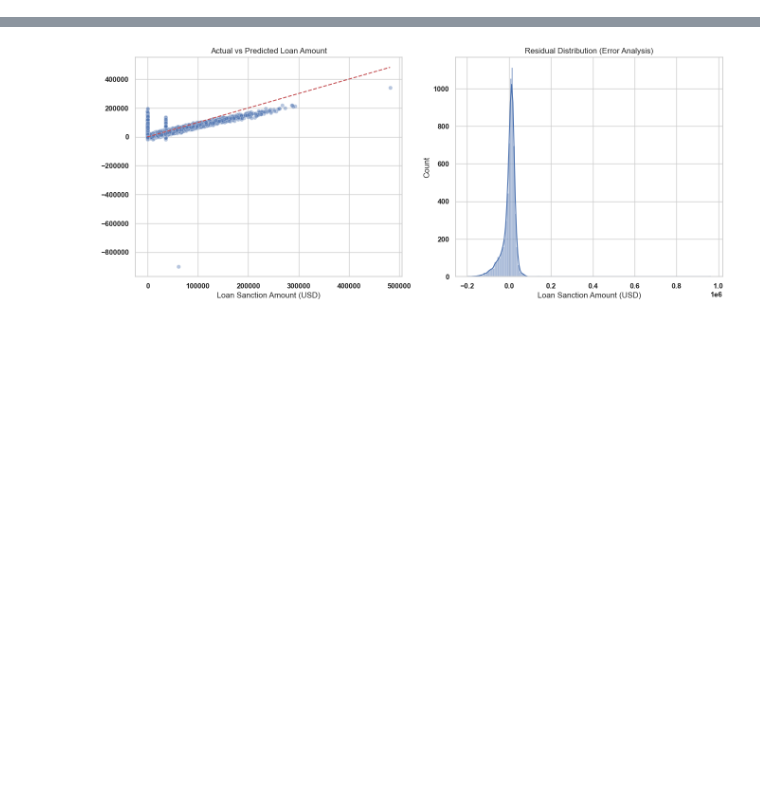
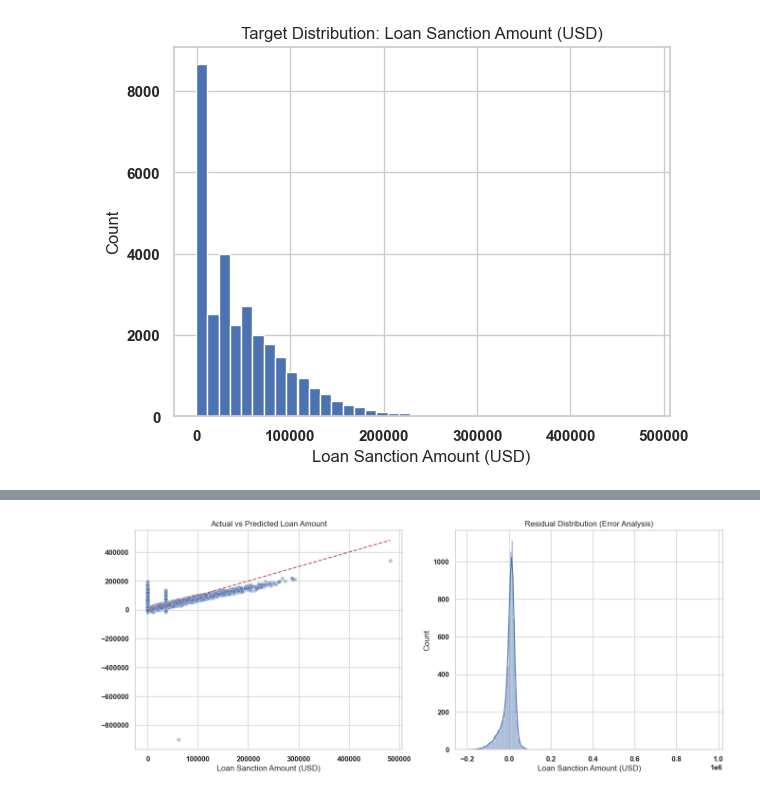
Before and after one commit to AvGeeky/ML_Lab_Sai, a Jupyter notebook: Ex3/Ex3.ipynb, the cells around one changed output, grey strips where cells are left out. Cells and saved outputs as stored; diff of their text form; code cells hidden in the pictures; blank space fills up the shorter version.

```diff
--- a/Ex3/Ex3.ipynb
+++ b/Ex3/Ex3.ipynb
@@ -18,28 +18,36 @@ plt.rcParams['font.weight'] = 'bold'
 # %%
 
 train_df = pd.read_csv('train.csv')
+plt.figure()
+plt.hist(y, bins=40)
+plt.title("Target Distribution: Loan Sanction Amount (USD)")
+plt.xlabel("Loan Sanction Amount (USD)")
+plt.ylabel("Count")
+plt.show()
 
 target = 'Loan Sanction Amount (USD)'
 X = train_df.drop(['Customer ID', 'Name', target], axis=1)
 y = train_df[target].fillna(train_df[target].median())
 
 numeric_features = X.select_dtypes(include=['int64', 'float64']).columns
 categorical_features = X.select_dtypes(include=['object']).columns
 
 numeric_transformer = Pipeline(steps=[
     ('imputer', SimpleImputer(strategy='median')),
     ('scaler', StandardScaler())
 ])
 
 categorical_transformer = Pipeline(steps=[
     ('imputer', SimpleImputer(strategy='most_frequent')),
     ('onehot', OneHotEncoder(handle_unknown='ignore'))
 ])
 
 preprocessor = ColumnTransformer(
     transformers=[
         ('num', numeric_transformer, numeric_features),
         ('cat', categorical_transformer, categorical_features)
     ])
 
 X_train, X_test, y_train, y_test = train_test_split(X, y, test_size=0.2, random_state=42)
+# %% [output]
+[figure, added]
```
Also changed, not shown: parts of 9 cells of this notebook, 1 other file.
